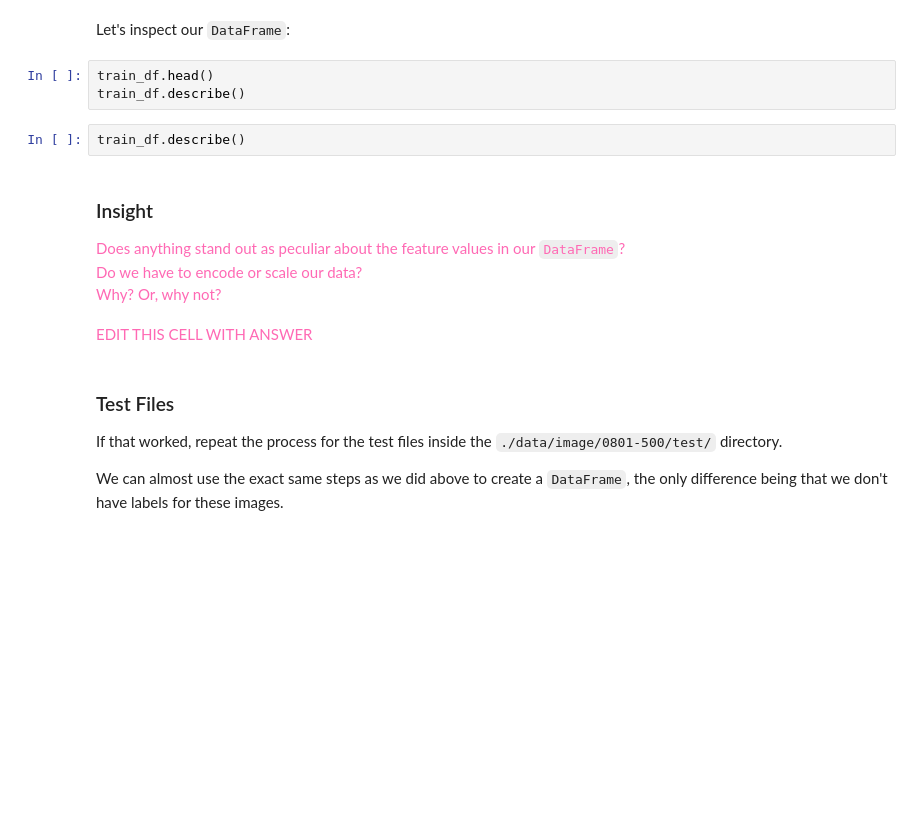
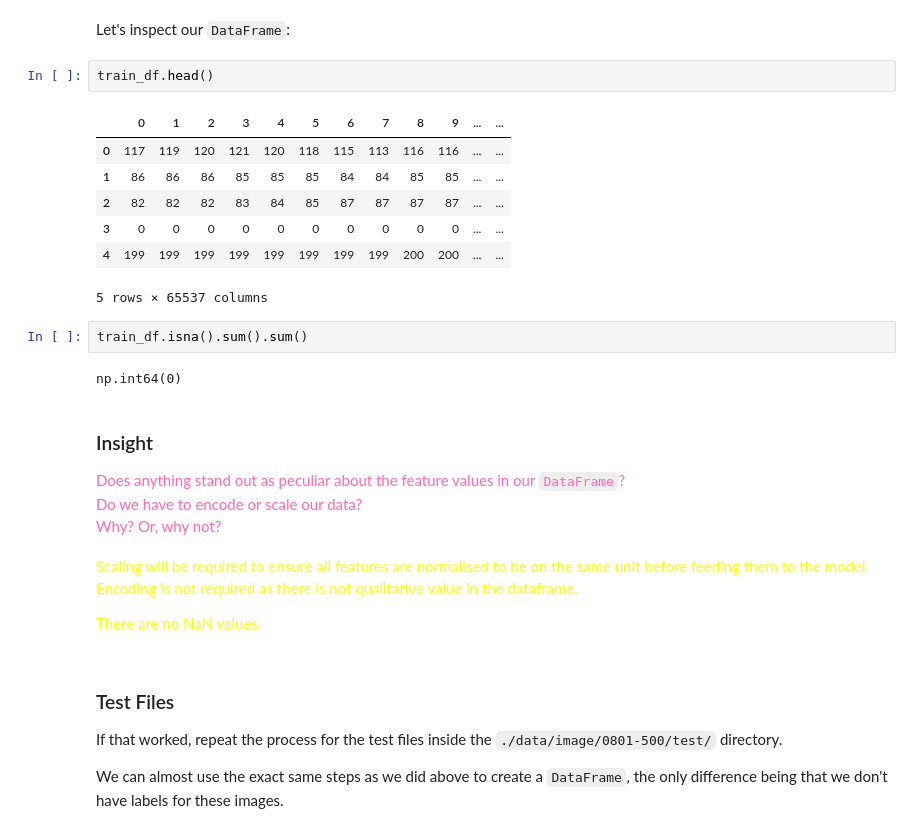
Before and after one commit to machineLearn-xuan/HW07, a Jupyter notebook: Homework07.ipynb, the cells around one changed output. Cells and saved outputs as stored; diff of their text form; blank space fills up the shorter version.

```diff
--- a/Homework07.ipynb
+++ b/Homework07.ipynb
@@ -92,9 +92,18 @@ train_df["label"] = label_data
 Let's inspect our `DataFrame`:
 # %%
 train_df.head()
-train_df.describe()
+# %% [output]
+|  | 0 | 1 | 2 | 3 | 4 | 5 | 6 | 7 | 8 | 9 | ... | ... |
+| 0 | 117 | 119 | 120 | 121 | 120 | 118 | 115 | 113 | 116 | 116 | ... | ... |
+| 1 | 86 | 86 | 86 | 85 | 85 | 85 | 84 | 84 | 85 | 85 | ... | ... |
+| 2 | 82 | 82 | 82 | 83 | 84 | 85 | 87 | 87 | 87 | 87 | ... | ... |
+| 3 | 0 | 0 | 0 | 0 | 0 | 0 | 0 | 0 | 0 | 0 | ... | ... |
+| 4 | 199 | 199 | 199 | 199 | 199 | 199 | 199 | 199 | 200 | 200 | ... | ... |
+5 rows × 65537 columns
-# %%
-train_df.describe()
+# %%
+train_df.isna().sum().sum()
+# %% [output]
+np.int64(0)
 # %% [markdown]
 ### Insight
 
@@ -103,8 +112,13 @@ Does anything stand out as peculiar about the feature values in our <code>DataFr
 Do we have to encode or scale our data?<br>
 Why? Or, why not?<br>
 </span>
-# %% [markdown]
-<span style="color:hotpink;">EDIT THIS CELL WITH ANSWER</span>
+# %% [markdown]
+<span style="color:yellow;">
+Scaling will be required to ensure all features are normalised to be on the same unit before feeding them to the model.
+
+Encoding is not required as there is not qualitative value in the dataframe.
+
+There are no NaN values.</span>
 # %% [markdown]
 ### Test Files
 
```
Also changed, not shown: parts of 1 cell of this notebook.
